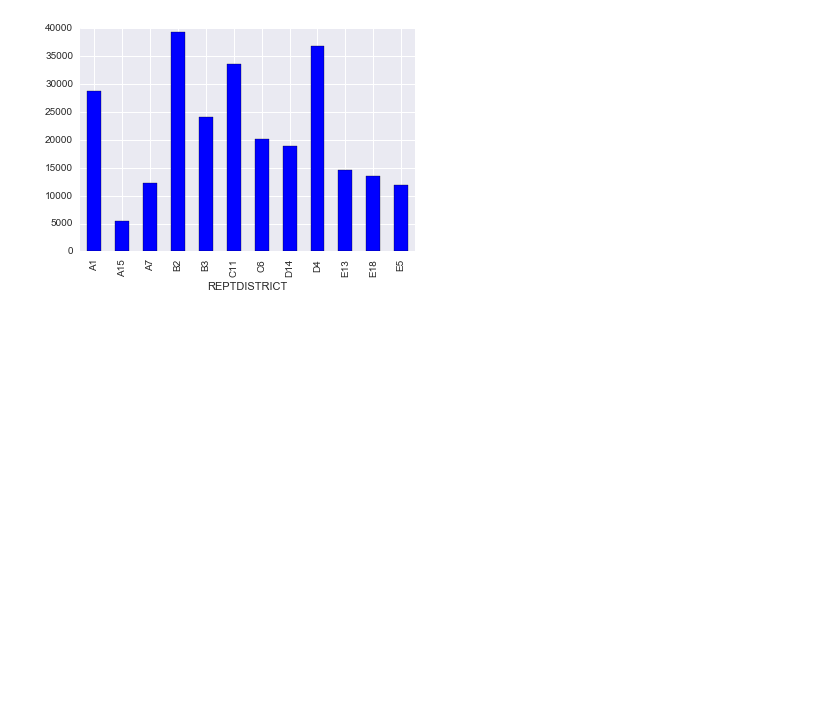
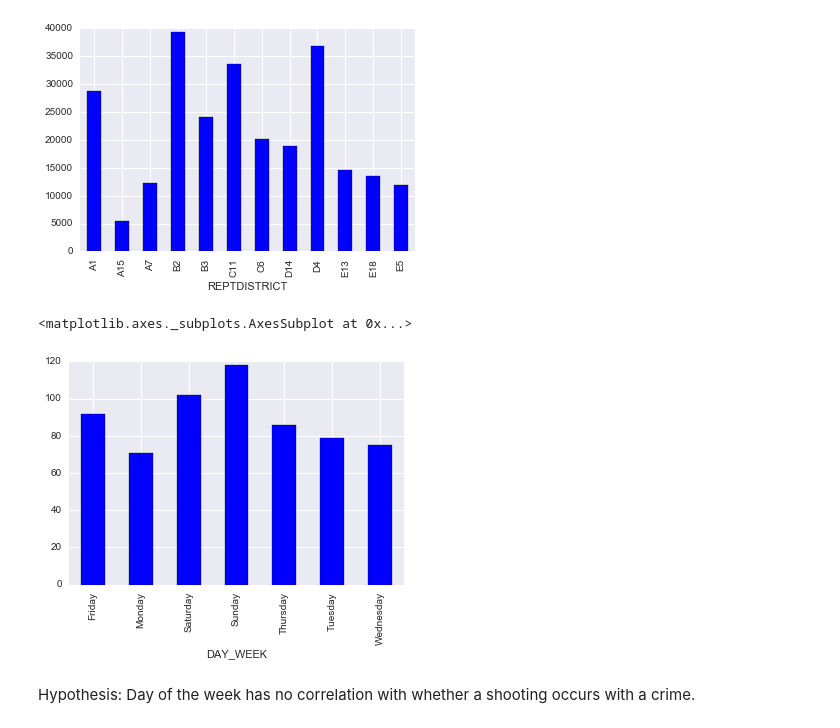
Before and after one commit to aisaacso/SafeBoss, a Jupyter notebook: crimes.ipynb, the cells around one changed output. Saved outputs shown, nothing was run; the diff lists cells and outputs as text; code cells hidden in the pictures; blank space fills up the shorter version.

```diff
--- a/crimes.ipynb
+++ b/crimes.ipynb
@@ -1,13 +21,5 @@
 # %%
-import pandas as pd
-import numpy as np
-import matplotlib as mpl
-import matplotlib.pyplot as plt
-import seaborn as sns
-import scipy
-import statsmodels.api as sm
-from math import sqrt
-from dateutil import parser
+# Loads and cleans data
 
 %matplotlib inline
 
@@ -23,6 +35,34 @@ crime = crime[crime.FROMDATE > '2012-08-10 00:00:00']
 
 #Add a date column
 crime['Date'] = crime.FROMDATE.dt.date
+
+#Add a column for the month name
+def mo_as_name(mo):
+    return calendar.month_name[mo]
+
+crime['MoName'] =  crime['Month'].map(mo_as_name)
+# %%
+# Dummy for shooting
+def shoot_dummy(v):
+    if v=='Yes':
+        return 1
+    else:
+        return 0
+
+crime['Shooting'] = crime['Shooting'].map(shoot_dummy)
+
+# this doesn't work for some reason...maybe because Shooting is objects, not strings?
+#crime['Shoot_dumb'] = crime['Shooting'].map({0:'No', 1:'Yes'})
+# eventually, do this inline, like #train_df['alive?'] = train_df['Survived'].map({0:'dead', 1:'alive'})
+# %%
+# Dummy for week
+week_dummies = pd.get_dummies(crime['DAY_WEEK']).iloc[:, 1:]
+crime = crime.join([week_dummies])
+# %%
+# Dummy for month
+
+month_dummies = pd.get_dummies(crime['MoName']).iloc[:, 1:]
+crime = crime.join([month_dummies])
 # %%
 # Analysis of crime time of day
 
@@ -72,3 +109,14 @@ reptd.plot(kind = 'bar', sort_columns = True)
 # %% [output]
 <matplotlib.axes._subplots.AxesSubplot at 0x...>
 [figure]
+# %%
+# Shows which days have the most shootings
+
+shootz = crime[crime.Shooting==1]
+days = pd.pivot_table(shootz, values = 'COMPNOS', index = 'DAY_WEEK', aggfunc = 'count')
+days.plot(kind = 'bar')
+# %% [output]
+<matplotlib.axes._subplots.AxesSubplot at 0x...>
+[figure, added]
+# %% [markdown]
+Hypothesis: Day of the week has no correlation with whether a shooting occurs with a crime.
```
Also changed, not shown: parts of 7 cells of this notebook.
